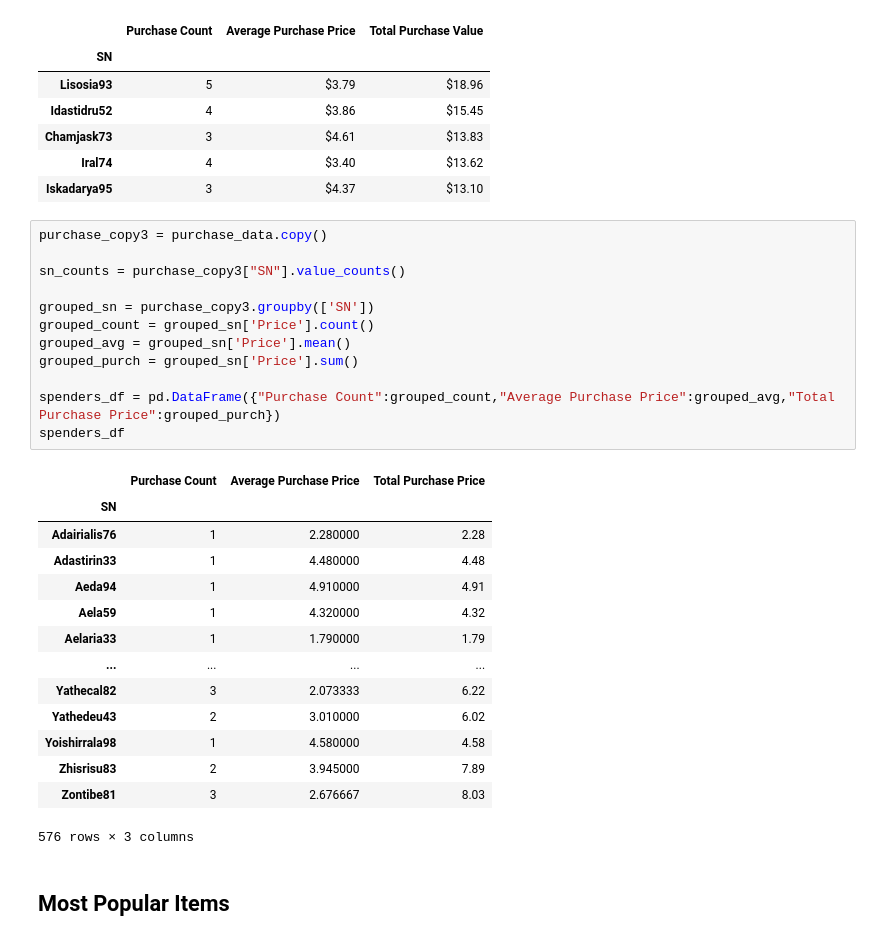
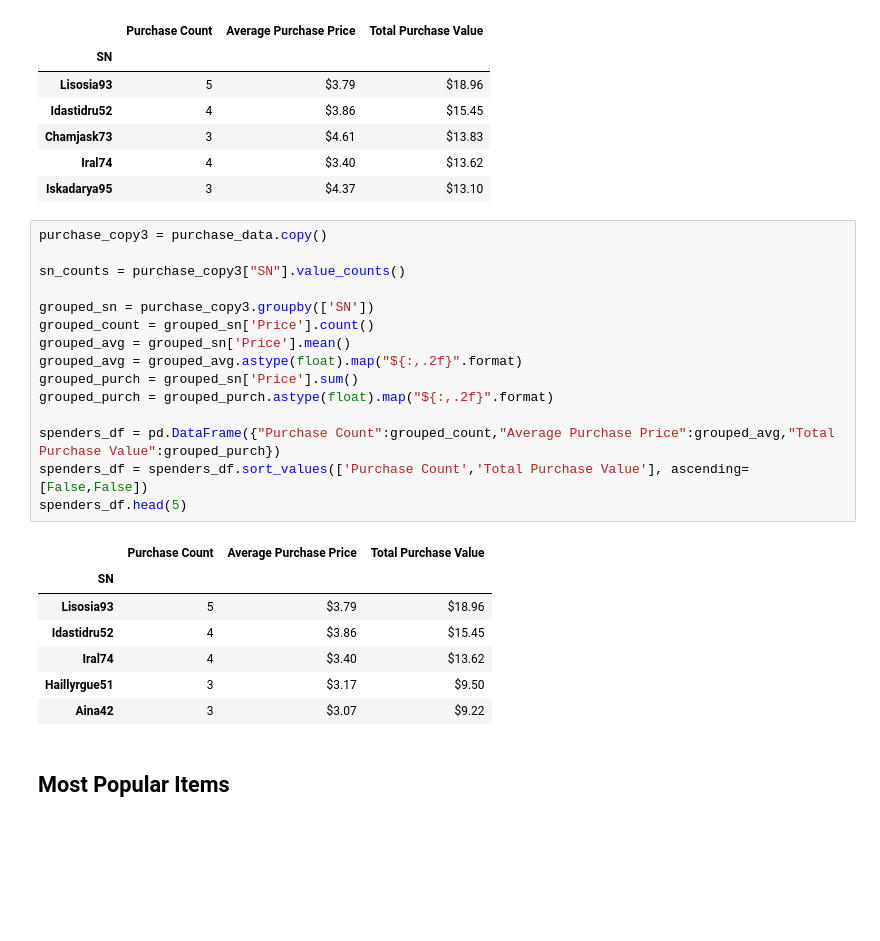
Before and after one commit to simoncastellanos9/pandas-challenge, a Jupyter notebook: HeroesOfPymoli/HeroesOfPymoli_starter-Copy1.ipynb, the cells around one changed output. Saved outputs shown, nothing was run; the diff lists cells and outputs as text; blank space fills up the shorter version.

Commit message:
finished 'top spenders' problem.

```diff
--- a/HeroesOfPymoli/HeroesOfPymoli_starter-Copy1.ipynb
+++ b/HeroesOfPymoli/HeroesOfPymoli_starter-Copy1.ipynb
@@ -291,30 +291,26 @@ pd.DataFrame({"Purchase Count":purchase_count,
 # %%
 purchase_copy3 = purchase_data.copy()
 
 sn_counts = purchase_copy3["SN"].value_counts()
 
 grouped_sn = purchase_copy3.groupby(['SN'])
 grouped_count = grouped_sn['Price'].count()
 grouped_avg = grouped_sn['Price'].mean()
+grouped_avg = grouped_avg.astype(float).map("${:,.2f}".format)
 grouped_purch = grouped_sn['Price'].sum()
+grouped_purch = grouped_purch.astype(float).map("${:,.2f}".format)
 
-spenders_df = pd.DataFrame({"Purchase Count":grouped_count,"Average Purchase Price":grouped_avg,"Total Purchase Price":grouped_purch})
-spenders_df
+spenders_df = pd.DataFrame({"Purchase Count":grouped_count,"Average Purchase Price":grouped_avg,"Total Purchase Value":grouped_purch})
+spenders_df = spenders_df.sort_values(['Purchase Count','Total Purchase Value'], ascending=[False,False])
+spenders_df.head(5)
 # %% [output]
-|  | Purchase Count | Average Purchase Price | Total Purchase Price |
+|  | Purchase Count | Average Purchase Price | Total Purchase Value |
 | SN |  |  |  |
-| Adairialis76 | 1 | 2.280000 | 2.28 |
-| Adastirin33 | 1 | 4.480000 | 4.48 |
-| Aeda94 | 1 | 4.910000 | 4.91 |
-| Aela59 | 1 | 4.320000 | 4.32 |
-| Aelaria33 | 1 | 1.790000 | 1.79 |
-| ... | ... | ... | ... |
-| Yathecal82 | 3 | 2.073333 | 6.22 |
-| Yathedeu43 | 2 | 3.010000 | 6.02 |
-| Yoishirrala98 | 1 | 4.580000 | 4.58 |
-| Zhisrisu83 | 2 | 3.945000 | 7.89 |
-| Zontibe81 | 3 | 2.676667 | 8.03 |
+| Lisosia93 | 5 | $3.79 | $18.96 |
+| Idastidru52 | 4 | $3.86 | $15.45 |
+| Iral74 | 4 | $3.40 | $13.62 |
+| Haillyrgue51 | 3 | $3.17 | $9.50 |
+| Aina42 | 3 | $3.07 | $9.22 |
-576 rows × 3 columns
 # %% [markdown]
 ## Most Popular Items
 # %% [markdown]
```
